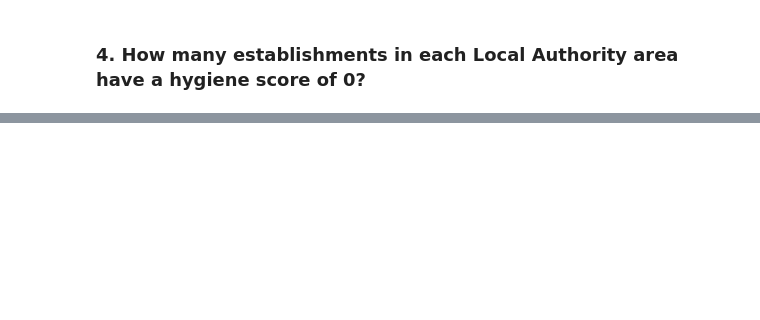
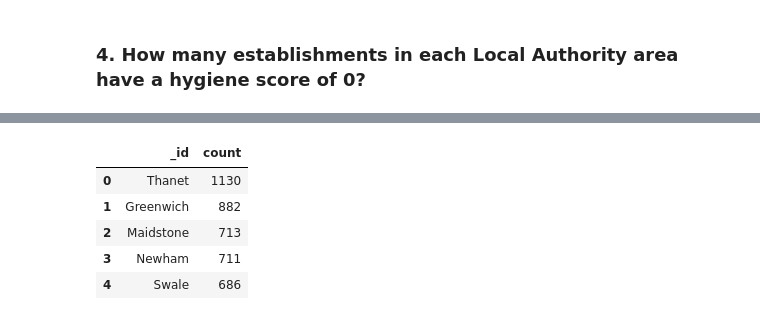
Before and after one commit to JohnNguyenAnh/nosql-challenge, a Jupyter notebook: NoSQL_analysis_starter.ipynb, the cells around one changed output, grey strips where cells are left out. Cells and saved outputs as stored; diff of their text form; code cells hidden in the pictures; blank space fills up the shorter version.

```diff
--- a/NoSQL_analysis_starter.ipynb
+++ b/NoSQL_analysis_starter.ipynb
@@ -201,7 +242,14 @@ df_top5.head()
 # 1. Matches establishments with a hygiene score of 0
 # 2. Groups the matches by Local Authority
 # 3. Sorts the matches from highest to lowest
-
+macth_query = {'$match':{'scores.Hygiene': 0}}
+group_query = {'$group' : {'_id' : "$LocalAuthorityName","count" : {"$sum" : 1}}}
+sort_value = {'$sort' : {"count" : -1}}
+#put the pipeline together
+pipeline = [macth_query,group_query,sort_value]
+results = [x for x in list(establishments.aggregate(pipeline))]
 # Print the number of documents in the result
-
+result_list = list(results)
+print("Number of documents in the result:", len(result_list))
 # Print the first 10 results
+pprint(results)
@@ -208,6 +274,14 @@ df_top5.head()
 # %%
 # Convert the result to a Pandas DataFrame
-
+local_auth_hyg_db = pd.DataFrame(results)
 # Display the number of rows in the DataFrame
-
+local_auth_hyg_db.shape[0]
 # Display the first 10 rows of the DataFrame
+local_auth_hyg_db.head()
+# %% [output]
+|  | _id | count |
+| 0 | Thanet | 1130 |
+| 1 | Greenwich | 882 |
+| 2 | Maidstone | 713 |
+| 3 | Newham | 711 |
+| 4 | Swale | 686 |
```
Also changed, not shown: parts of 10 cells of this notebook.
